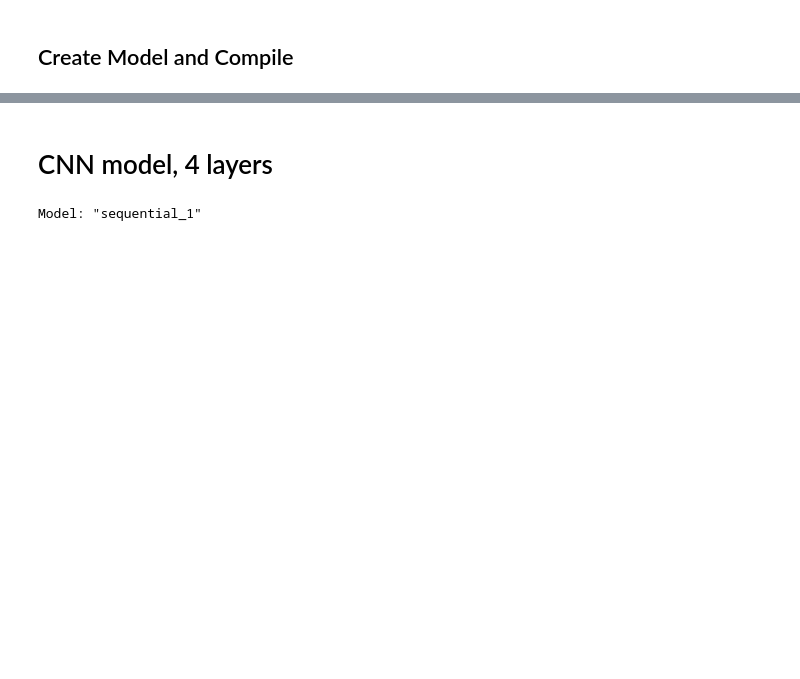
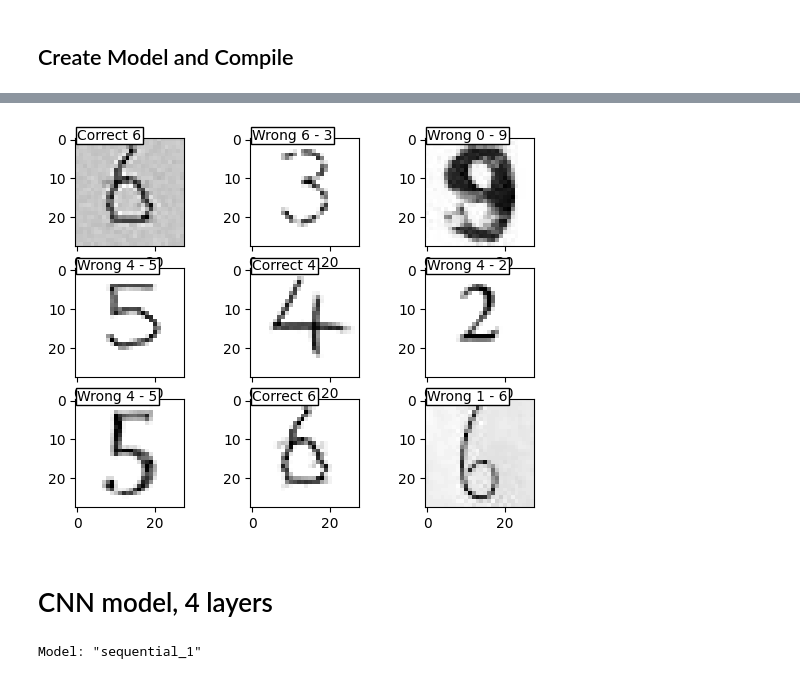
Before and after one commit to HamidHekmatnezhad/NN_MNIST, a Jupyter notebook: CNN_model.ipynb, the cells around one changed output, grey strips where cells are left out. Cells and saved outputs as stored; diff of their text form; code cells hidden in the pictures; blank space fills up the shorter version.

```diff
--- a/CNN_model.ipynb
+++ b/CNN_model.ipynb
@@ -116,0 +218,3 @@ model.save_weights(path)
+# %%
+r = predict_real_data(model)
+# %% [output]
@@ -117,3 +231,4 @@ model.save_weights(path)
+[figure, added]
 # %% [markdown]
 # CNN model, 4 layers
 # %%
```
Also changed, not shown: parts of 27 cells of this notebook, 12 other files.
